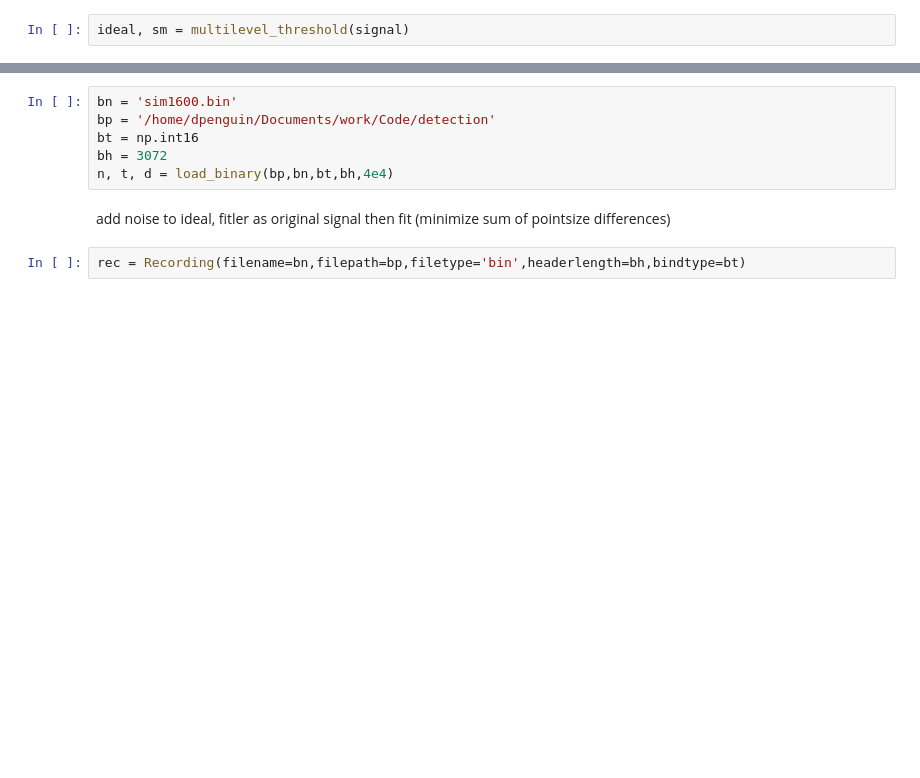
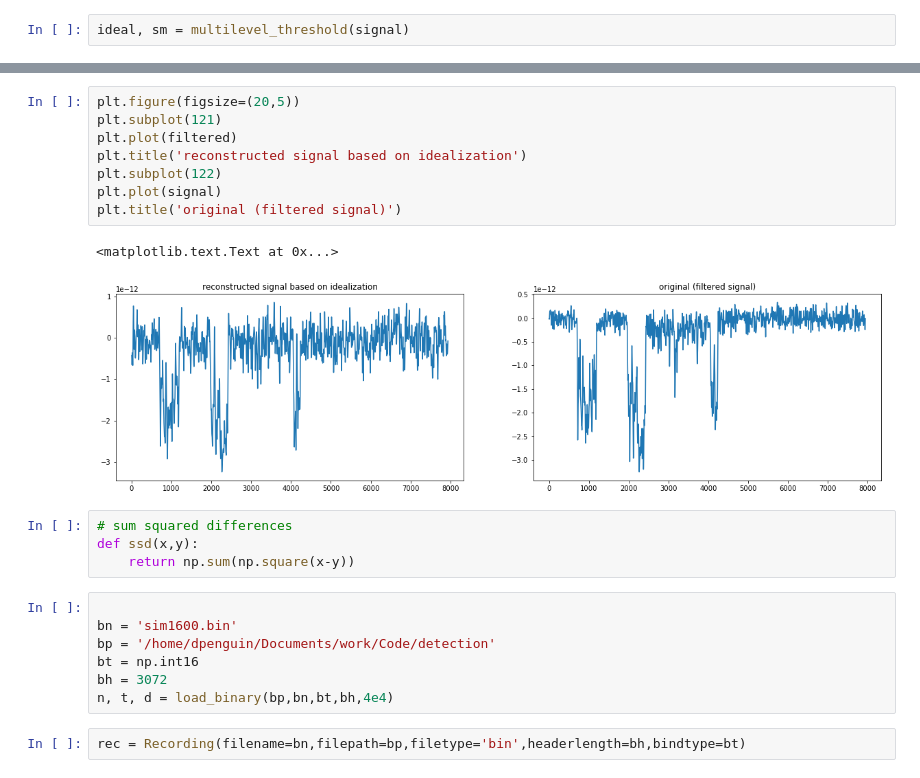
Before and after one commit to AGPlested/ASCAM, a Jupyter notebook: model.ipynb, the cells around one changed output, grey strips where cells are left out. Cells and saved outputs as stored; diff of their text form; blank space fills up the shorter version.

```diff
--- a/model.ipynb
+++ b/model.ipynb
@@ -238,11 +247,25 @@ plt.show()
+# %%
+plt.figure(figsize=(20,5))
+plt.subplot(121)
+plt.plot(filtered)
+plt.title('reconstructed signal based on idealization')
+plt.subplot(122)
+plt.plot(signal)
+plt.title('original (filtered signal)')
+# %% [output]
+<matplotlib.text.Text at 0x...>
+[figure, added]
+# %%
+# sum squared differences
+def ssd(x,y):
+    return np.sum(np.square(x-y))
 # %%
+
 bn = 'sim1600.bin'
 bp = '/home/dpenguin/Documents/work/Code/detection'
 bt = np.int16
 bh = 3072
 n, t, d = load_binary(bp,bn,bt,bh,4e4)
-# %% [markdown]
-add noise to ideal, fitler as original signal then fit (minimize sum of pointsize differences)
 # %%
 rec = Recording(filename=bn,filepath=bp,filetype='bin',headerlength=bh,bindtype=bt)
 # %%
```
Also changed, not shown: parts of 13 cells of this notebook, 1 other file.
